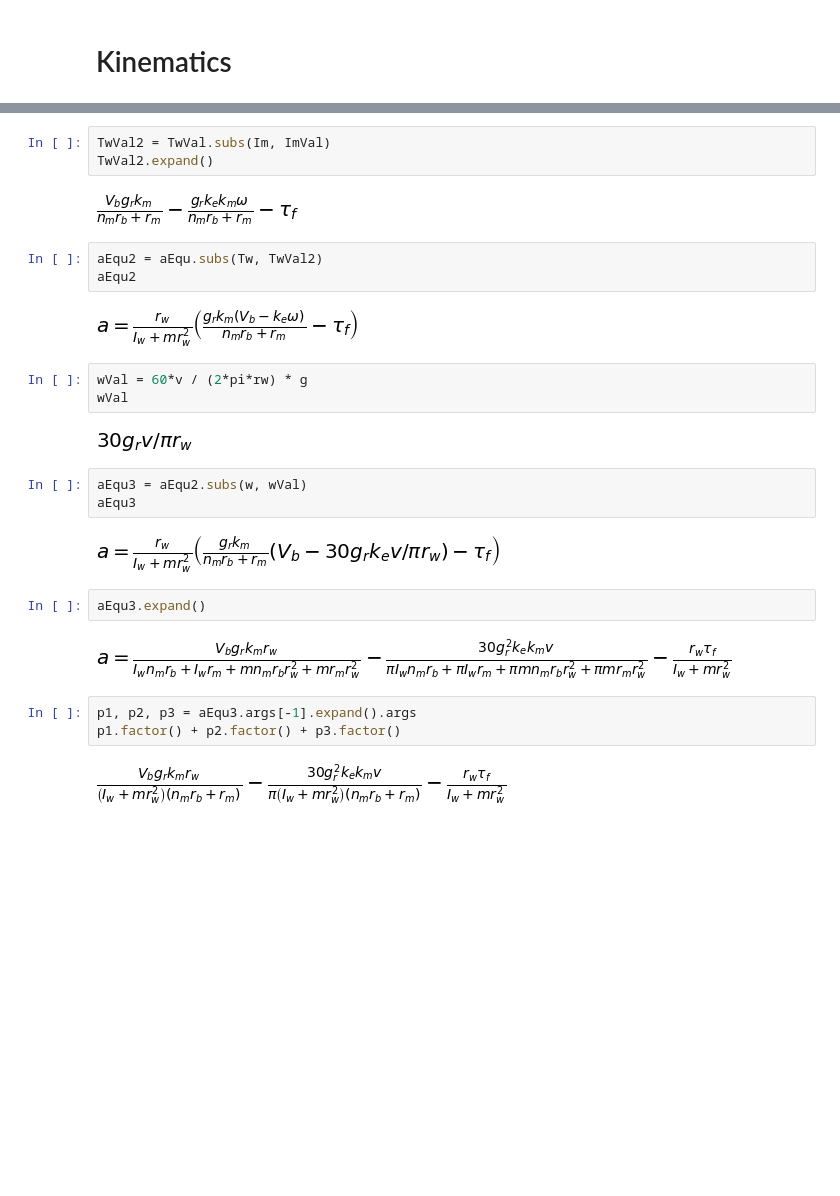
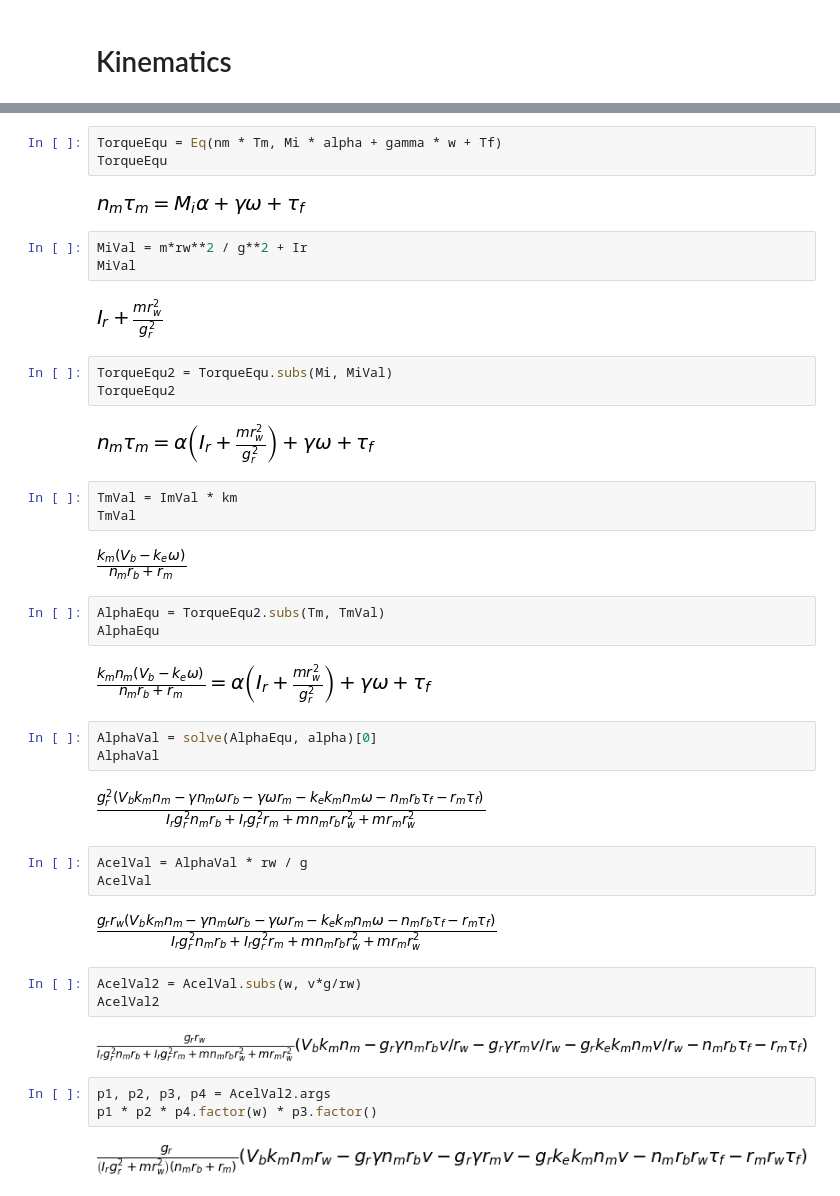
Before and after one commit to NickyEichen/GearRatioOptimizer, a Jupyter notebook: Version_2/AcelCalcWorkbookV2.ipynb, the cells around one changed output, grey strips where cells are left out. Saved outputs shown, nothing was run; the diff lists cells and outputs as text; blank space fills up the shorter version.

```diff
--- a/Version_2/AcelCalcWorkbookV2.ipynb
+++ b/Version_2/AcelCalcWorkbookV2.ipynb
@@ -55,29 +43,45 @@ TwVal
-# %%
-TwVal2 = TwVal.subs(Im, ImVal)
-TwVal2.expand()
-# %% [output]
-[figure, removed]
-# %%
-aEqu2 = aEqu.subs(Tw, TwVal2)
-aEqu2
-# %% [output]
-[figure, removed]
-# %%
-wVal = 60*v / (2*pi*rw) * g
-wVal
-# %% [output]
-[figure, removed]
-# %%
-aEqu3 = aEqu2.subs(w, wVal)
-aEqu3
-# %% [output]
-[figure, removed]
-# %%
-aEqu3.expand()
-# %% [output]
-[figure, removed]
+# %%
+TorqueEqu = Eq(nm * Tm, Mi * alpha + gamma * w + Tf)
+TorqueEqu
+# %% [output]
+[figure, added]
+# %%
+MiVal = m*rw**2 / g**2 + Ir
+MiVal
+# %% [output]
+[figure, added]
+# %%
+TorqueEqu2 = TorqueEqu.subs(Mi, MiVal)
+TorqueEqu2
+# %% [output]
+[figure, added]
+# %%
+TmVal = ImVal * km
+TmVal
+# %% [output]
+[figure, added]
+# %%
+AlphaEqu = TorqueEqu2.subs(Tm, TmVal)
+AlphaEqu
+# %% [output]
+[figure, added]
+# %%
+AlphaVal = solve(AlphaEqu, alpha)[0]
+AlphaVal
+# %% [output]
+[figure, added]
+# %%
+AcelVal = AlphaVal * rw / g
+AcelVal
+# %% [output]
+[figure, added]
+# %%
+AcelVal2 = AcelVal.subs(w, v*g/rw)
+AcelVal2
+# %% [output]
+[figure, added]
 # %%
-p1, p2, p3 = aEqu3.args[-1].expand().args
-p1.factor() + p2.factor() + p3.factor()
+p1, p2, p3, p4 = AcelVal2.args
+p1 * p2 * p4.factor(w) * p3.factor()
 # %% [output]
-[figure, old version]
+[figure, new version]
```
Also changed, not shown: parts of 6 cells of this notebook.
